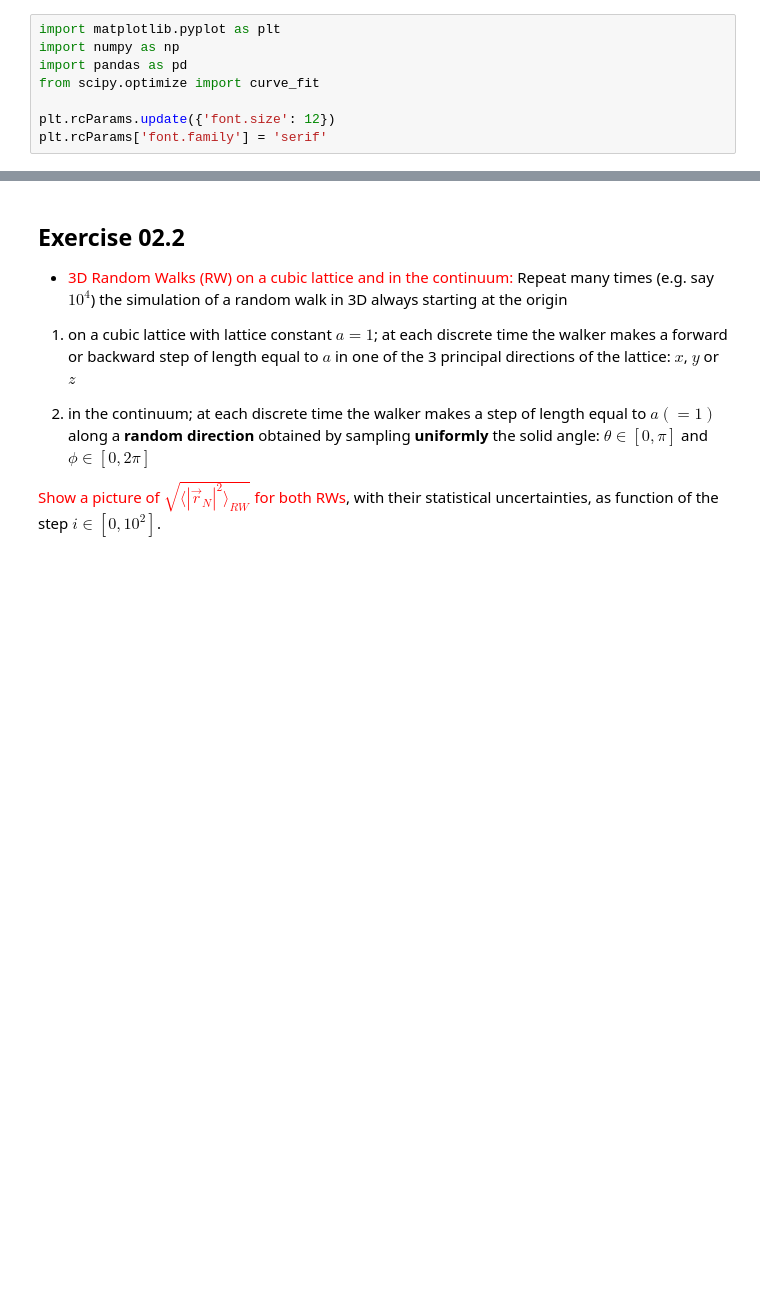
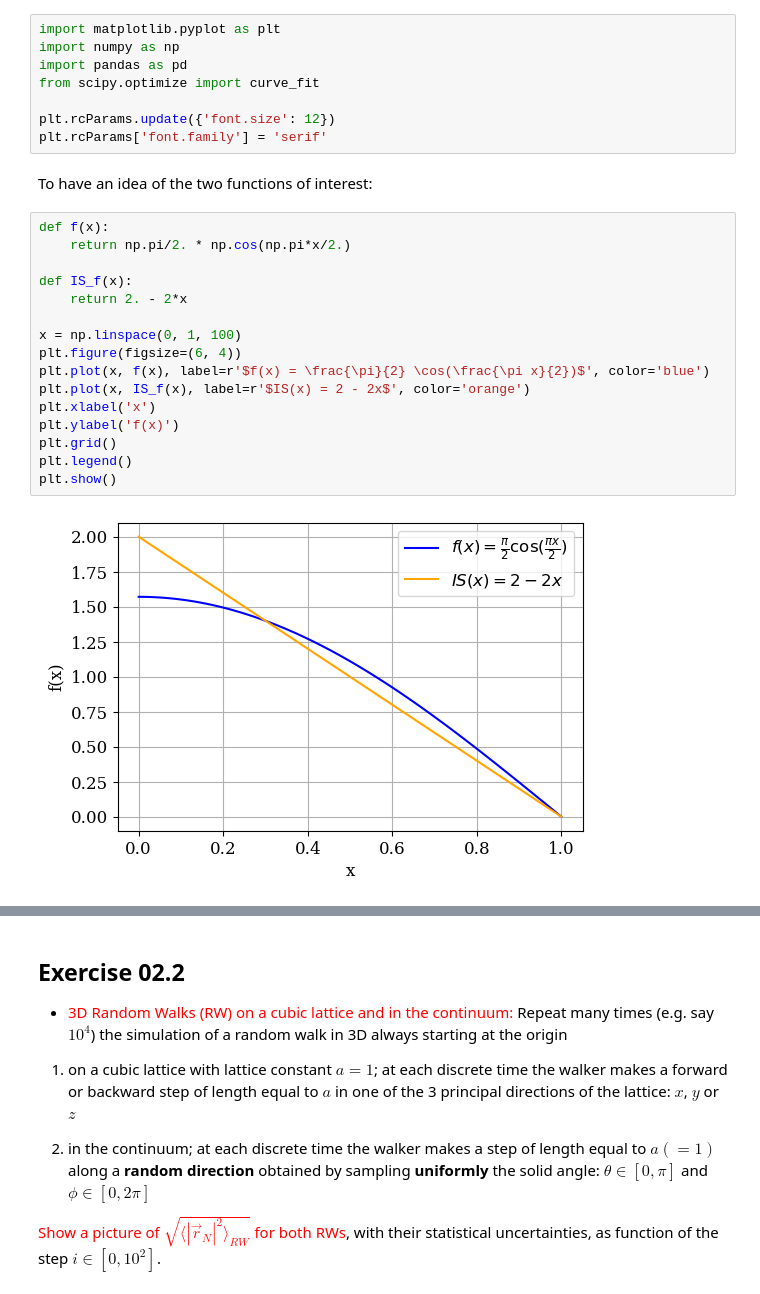
Before and after one commit to lorenzoesposito2/NSL, a Jupyter notebook: Exercises_02/Exercises_02.ipynb, the cells around one changed output, grey strips where cells are left out. Saved outputs shown, nothing was run; the diff lists cells and outputs as text; blank space fills up the shorter version.

```diff
--- a/Exercises_02/Exercises_02.ipynb
+++ b/Exercises_02/Exercises_02.ipynb
@@ -40,6 +40,26 @@ from scipy.optimize import curve_fit
 
 plt.rcParams.update({'font.size': 12})
 plt.rcParams['font.family'] = 'serif'
+# %% [markdown]
+To have an idea of the two functions of interest:
+# %%
+def f(x):
+    return np.pi/2. * np.cos(np.pi*x/2.)
+
+def IS_f(x):
+    return 2. - 2*x
+
+x = np.linspace(0, 1, 100)
+plt.figure(figsize=(6, 4))
+plt.plot(x, f(x), label=r'$f(x) = \frac{\pi}{2} \cos(\frac{\pi x}{2})$', color='blue')
+plt.plot(x, IS_f(x), label=r'$IS(x) = 2 - 2x$', color='orange')
+plt.xlabel('x')
+plt.ylabel('f(x)')
+plt.grid()
+plt.legend()
+plt.show()
+# %% [output]
+[figure, added]
 # %%
 unif_data = pd.read_csv('data/integral_uniform_sampling.dat', sep = ' ')
 importance_data = pd.read_csv('data/integral_importance_sampling.dat', sep = ' ')
```
Also changed, not shown: parts of 5 cells of this notebook, 9 other files.
